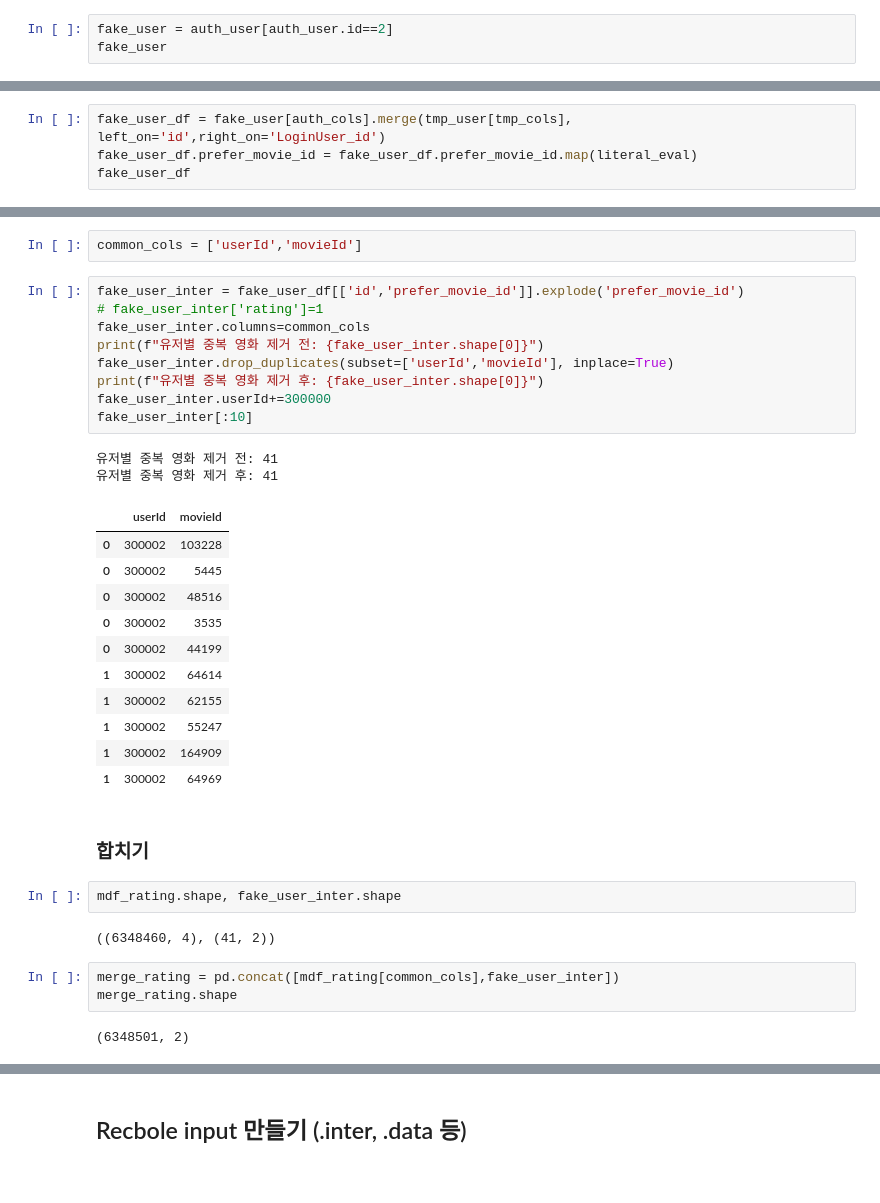
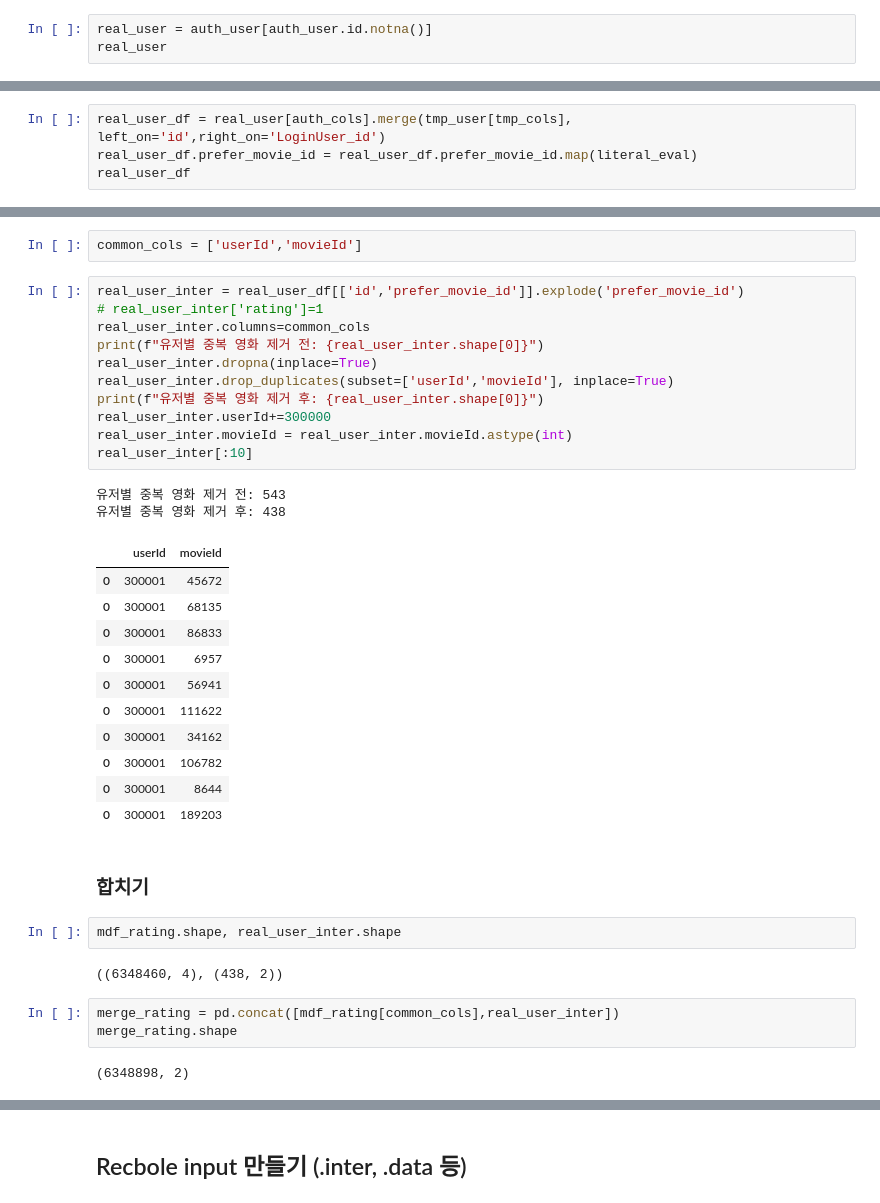
Before and after one commit to boostcampaitech4lv23recsys2/level3_productserving-level3-recsys-08, a Jupyter notebook: Airflow/00_Fake_User_Recommend/Fake_User_Recommend.ipynb, the cells around one changed output, grey strips where cells are left out. Cells and saved outputs as stored; diff of their text form.

```diff
--- a/Airflow/00_Fake_User_Recommend/Fake_User_Recommend.ipynb
+++ b/Airflow/00_Fake_User_Recommend/Fake_User_Recommend.ipynb
@@ -50,7 +55,7 @@ auth_user = pd.read_sql_query("select * from auth_user", engine)
 auth_cols=['id','username']
 tmp_cols = ['LoginUser_id','MBTI','ennea_res','prefer_movie_id','create_time']
 # %%
-fake_user = auth_user[auth_user.id==2]
-fake_user
+real_user = auth_user[auth_user.id.notna()]
+real_user
 # %% [output]
 |  | id | password | last_login | is_superuser | username | first_name | last_name | email | is_staff | ... |
@@ -58,6 +76,6 @@ fake_user
 # %%
-fake_user_df = fake_user[auth_cols].merge(tmp_user[tmp_cols], left_on='id',right_on='LoginUser_id')
-fake_user_df.prefer_movie_id = fake_user_df.prefer_movie_id.map(literal_eval)
-fake_user_df
+real_user_df = real_user[auth_cols].merge(tmp_user[tmp_cols], left_on='id',right_on='LoginUser_id')
+real_user_df.prefer_movie_id = real_user_df.prefer_movie_id.map(literal_eval)
+real_user_df
 # %% [output]
 |  | id | username | LoginUser_id | MBTI | ennea_res | prefer_movie_id | create_time |
@@ -105,36 +130,38 @@ mdf_rating.userId.max()
 # %%
 common_cols = ['userId','movieId']
 # %%
-fake_user_inter = fake_user_df[['id','prefer_movie_id']].explode('prefer_movie_id')
-# fake_user_inter['rating']=1
-fake_user_inter.columns=common_cols
-print(f"유저별 중복 영화 제거 전: {fake_user_inter.shape[0]}")
-fake_user_inter.drop_duplicates(subset=['userId','movieId'], inplace=True)
-print(f"유저별 중복 영화 제거 후: {fake_user_inter.shape[0]}")
-fake_user_inter.userId+=300000
-fake_user_inter[:10]
+real_user_inter = real_user_df[['id','prefer_movie_id']].explode('prefer_movie_id')
+# real_user_inter['rating']=1
+real_user_inter.columns=common_cols
+print(f"유저별 중복 영화 제거 전: {real_user_inter.shape[0]}")
+real_user_inter.dropna(inplace=True)
+real_user_inter.drop_duplicates(subset=['userId','movieId'], inplace=True)
+print(f"유저별 중복 영화 제거 후: {real_user_inter.shape[0]}")
+real_user_inter.userId+=300000
+real_user_inter.movieId = real_user_inter.movieId.astype(int)
+real_user_inter[:10]
 # %% [output]
-유저별 중복 영화 제거 전: 41
-유저별 중복 영화 제거 후: 41
+유저별 중복 영화 제거 전: 543
+유저별 중복 영화 제거 후: 438
 |  | userId | movieId |
-| 0 | 300002 | 103228 |
-| 0 | 300002 | 5445 |
-| 0 | 300002 | 48516 |
-| 0 | 300002 | 3535 |
-| 0 | 300002 | 44199 |
-| 1 | 300002 | 64614 |
-| 1 | 300002 | 62155 |
-| 1 | 300002 | 55247 |
-| 1 | 300002 | 164909 |
-| 1 | 300002 | 64969 |
+| 0 | 300001 | 45672 |
+| 0 | 300001 | 68135 |
+| 0 | 300001 | 86833 |
+| 0 | 300001 | 6957 |
+| 0 | 300001 | 56941 |
+| 0 | 300001 | 111622 |
+| 0 | 300001 | 34162 |
+| 0 | 300001 | 106782 |
+| 0 | 300001 | 8644 |
+| 0 | 300001 | 189203 |
 # %% [markdown]
 ### 합치기
 # %%
-mdf_rating.shape, fake_user_inter.shape
+mdf_rating.shape, real_user_inter.shape
 # %% [output]
-((6348460, 4), (41, 2))
+((6348460, 4), (438, 2))
 # %%
-merge_rating = pd.concat([mdf_rating[common_cols],fake_user_inter])
+merge_rating = pd.concat([mdf_rating[common_cols],real_user_inter])
 merge_rating.shape
 # %% [output]
-(6348501, 2)
+(6348898, 2)
```
Also changed, not shown: parts of 12 cells of this notebook.
